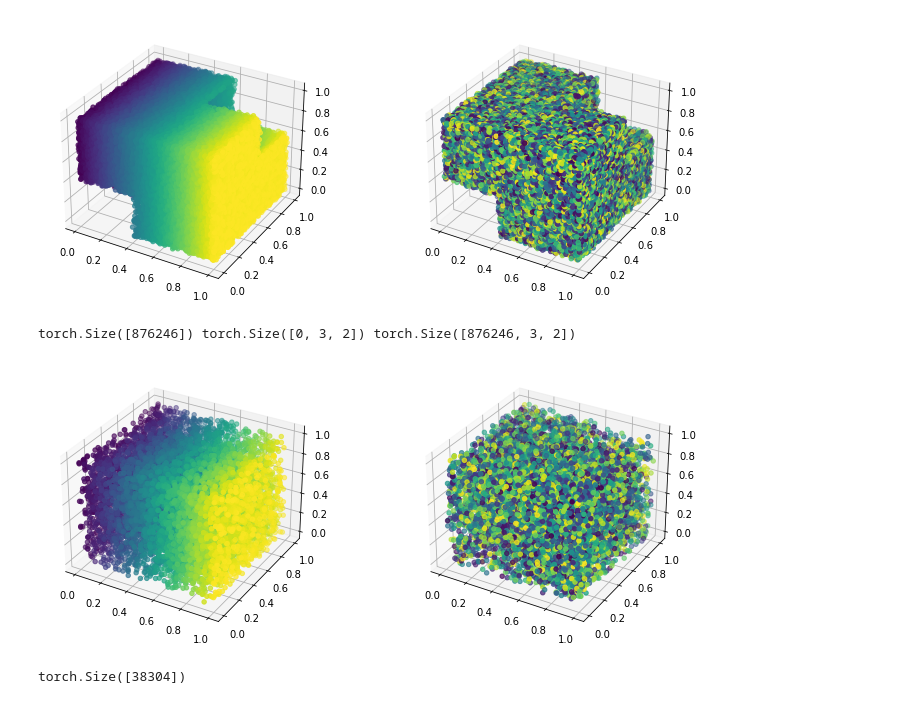
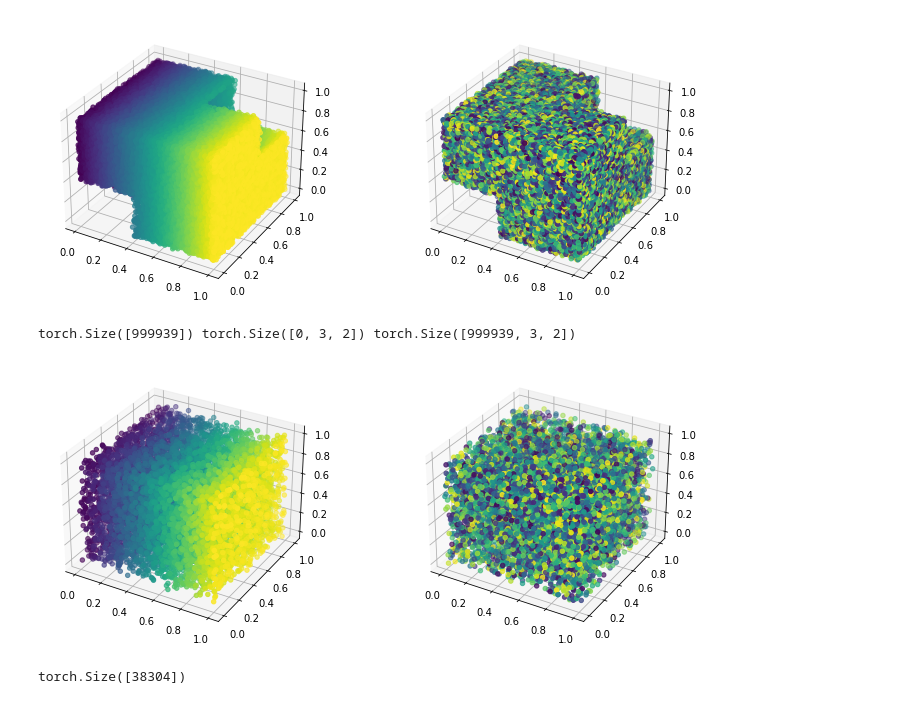
Before and after one commit to brendel-group/compositional-ood-generalization, a Jupyter notebook: sampling.ipynb, the cells around one changed output. Cells and saved outputs as stored; diff of their text form; code cells hidden in the pictures.

```diff
--- a/sampling.ipynb
+++ b/sampling.ipynb
@@ -60,7 +113,7 @@ import torch
 n = 10000
 k = 3
 l = 2
-delta = 0.01
+delta = 0.2
 
 _n = 10*n
 z = torch.Tensor(0, k, l)
@@ -71,7 +124,8 @@ while z.shape[0] < n:
     _z += torch.rand(n, k, l) * 2 * delta - delta
     # reject samples outside the domain
     mask = ~((_z - 0.5).abs() > 0.5).flatten(1).any(1)
-    idx = mask.nonzero().squeeze()
+    # mask = ~torch.logical_or(z > 1, z < 0).flatten(1).any(1)
+    idx = mask.nonzero().squeeze(1)
     z = torch.cat([z, _z[idx]])
 z = z[:n]
 
@@ -125,38 +179,43 @@ torch.Size([4199511]) torch.Size([0, 3, 2]) torch.Size([4199511, 3, 2])
 # %%
 import matplotlib.pyplot as plt
 import torch
 
 n = 10000
 k = 3
 l = 2
 delta = 0.2
 
 _n = 100 * n
 z = torch.Tensor(0, k, l)
 while z.shape[0] < n:
     _z = torch.rand(_n, k, l)
-    triuidx = torch.triu_indices(k, k)
-    mutual_distances = (_z.unsqueeze(1).repeat(1, _z.shape[1], 1, 1) - _z.unsqueeze(1).repeat(1, _z.shape[1], 1, 1).transpose(1, 2))[:, triuidx[0], triuidx[1], :]
-    mask = (mutual_distances.abs() > 2*delta).any(dim=1).any(dim=1)
-    # mask = (mutual_distances.abs() <= 2*delta).all(dim=1).all(dim=1)
-    idx = mask.nonzero().squeeze()
+    # triuidx = torch.triu_indices(k, k)
+    # mutual_distances = (_z.unsqueeze(1).repeat(1, _z.shape[1], 1, 1) - _z.unsqueeze(1).repeat(1, _z.shape[1], 1, 1).transpose(1, 2))[:, triuidx[0], triuidx[1], :]
+    # mask = (mutual_distances.abs() > 2*delta).any(dim=1).any(dim=1)
+    # __z = _z.reshape(-1, _z.shape[1])
+    triu_idcs = torch.triu_indices(k, k, 1)
+    __z = _z.transpose(1, 2)
+    triu_idcs = torch.triu_indices(k, k, 1)
+    mutual_distances = (__z.unsqueeze(2) - __z.unsqueeze(2).transpose(2, 3))[:, :, triu_idcs[0], triu_idcs[1]]
+    mask = (mutual_distances.abs() <= 2*delta).any(dim=2).any(dim=1)
+    idx = mask.nonzero().squeeze(1)
     print(idx.shape, z.shape, _z[idx].shape)
     z = torch.cat([z, _z[idx]])
 z = z[:n]
 
 fig = plt.figure(figsize=(l*6, 5))
 color = z.numpy()[:, 0, 0]
 for _l in range(l):
     if k==2:
         ax = fig.add_subplot(1, l, _l+1)
         ax.scatter(z[:, 0, _l], z[:, 1, _l], c=color)
     elif k==3:
         ax = fig.add_subplot(1, l, _l+1, projection='3d')
         ax.scatter(z[:, 0, _l], z[:, 1, _l], z[:, 2, _l], c=color)
 plt.show()
 # %% [output]
-torch.Size([876246]) torch.Size([0, 3, 2]) torch.Size([876246, 3, 2])
+torch.Size([999939]) torch.Size([0, 3, 2]) torch.Size([999939, 3, 2])
-[figure, old version]
+[figure, new version]
 # %%
 z = torch.rand(_n, k, l)
 idx = (torch.abs(z[:, 1:, :] - z[:, 0, :].unsqueeze(1)) > 2*delta).any(dim=1).all(dim=1).nonzero().squeeze()
```
Also changed, not shown: parts of 3 cells of this notebook, 1 other file.
